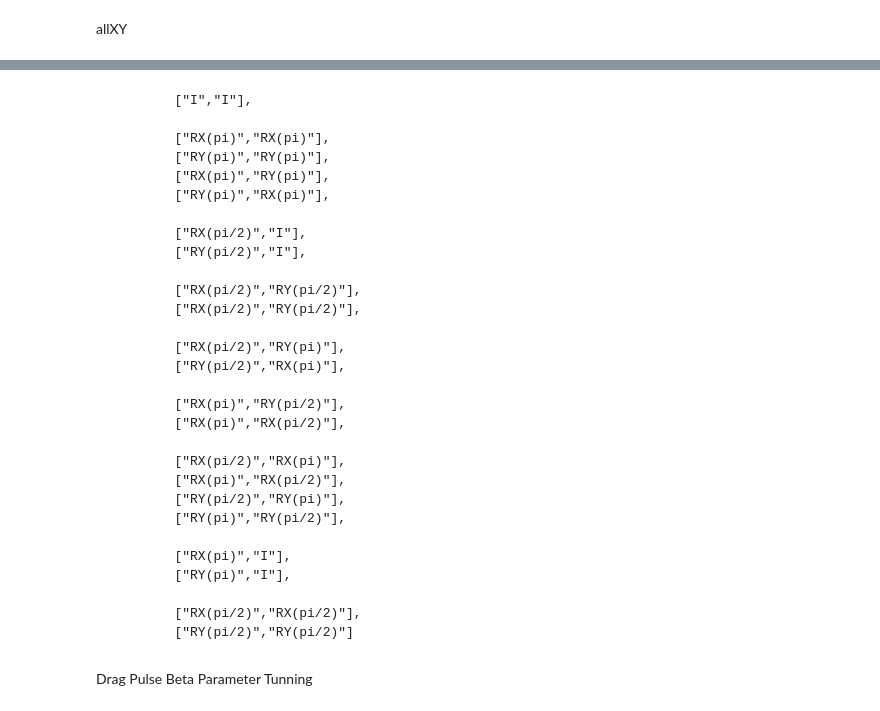
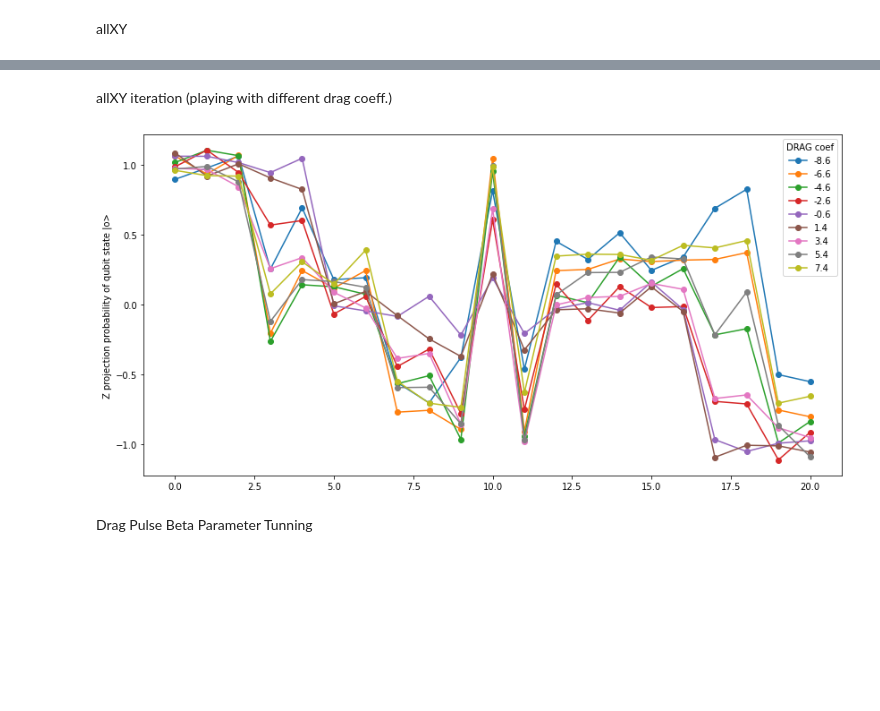
Before and after one commit to qiboteam/qibolab, a Jupyter notebook: examples/tii/diagnostics.ipynb, the cells around one changed output, grey strips where cells are left out. Cells and saved outputs as stored; diff of their text form; code cells hidden in the pictures; blank space fills up the shorter version.

Commit message:
added allXY iteration with drag coef. tuning

```diff
--- a/examples/tii/diagnostics.ipynb
+++ b/examples/tii/diagnostics.ipynb
@@ -234,33 +234,33 @@ plt.show()
-# %% [markdown]
-            ["I","I"],
-
-            ["RX(pi)","RX(pi)"],
-            ["RY(pi)","RY(pi)"],
-            ["RX(pi)","RY(pi)"],
-            ["RY(pi)","RX(pi)"],
-
-            ["RX(pi/2)","I"],
-            ["RY(pi/2)","I"],
-
-            ["RX(pi/2)","RY(pi/2)"],
-            ["RX(pi/2)","RY(pi/2)"],
-
-            ["RX(pi/2)","RY(pi)"],
-            ["RY(pi/2)","RX(pi)"],
-
-            ["RX(pi)","RY(pi/2)"],
-            ["RX(pi)","RX(pi/2)"],
-
-            ["RX(pi/2)","RX(pi)"],
-            ["RX(pi)","RX(pi/2)"],
-            ["RY(pi/2)","RY(pi)"],
-            ["RY(pi)","RY(pi/2)"],
-
-            ["RX(pi)","I"],
-            ["RY(pi)","I"],
-
-            ["RX(pi/2)","RX(pi/2)"],
-            ["RY(pi/2)","RY(pi/2)"]
+# %% [markdown]
+allXY iteration (playing with different drag coeff.)
+# %%
+import numpy as np
+beta_start = -8.6
+beta_end = 9.4
+beta_step = 2
+allResults = []
+for beta in np.arange(beta_start, beta_end, beta_step).round(1):
+    results, gateNumber = ds.run_allXY(qubit, beta_param=beta)
+    allResults.append(results)
+# %%
+import matplotlib.pyplot as plt
+#allResults = [[2,2,2,2,2,0.5,0.5,0.5,0.5,0.5,1,1,1,1,1], [3,3,3,3,3,0.6,0.7,0.6,0.4,0.8,1.2,1.2,1.2,1.2,1.2]]
+#gateNumber = [1,2,3,4,5,6,7,8,9,10,11,12,13,14,15]
+#beta_start = -8.6
+#beta_end = 9.4
+#beta_step = 2
+beta = beta_start
+beta = round(beta,1)
+plt.figure(figsize=(14, 7))
+for i in range(len(allResults)):
+    plt.plot(gateNumber, allResults[i], "o-", label=f"{beta}", color=f"C{i}")
+    beta = beta + beta_step
+    beta = round(beta,1)
+plt.legend(title = "DRAG coef")
+plt.ylabel('Z projection probability of qubit state |o>')
+plt.show()
+# %% [output]
+[figure, added]
 # %% [markdown]
 Drag Pulse Beta Parameter Tunning
 # %%
```
Also changed, not shown: parts of 2 cells of this notebook, 1 other file.
